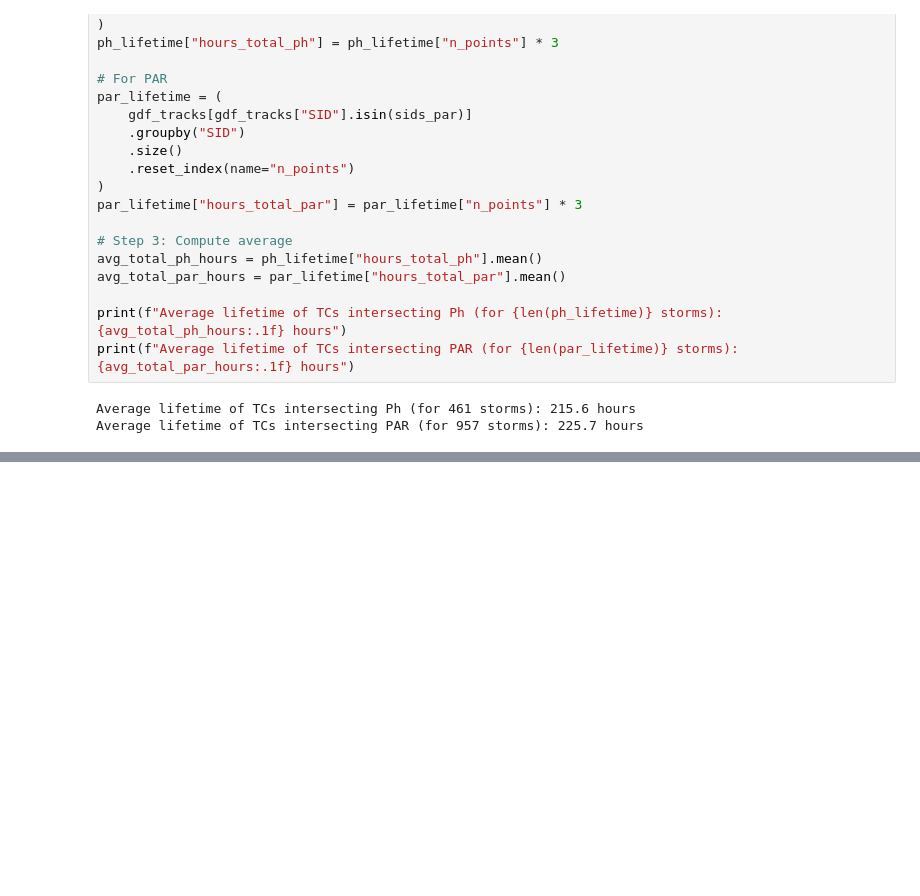
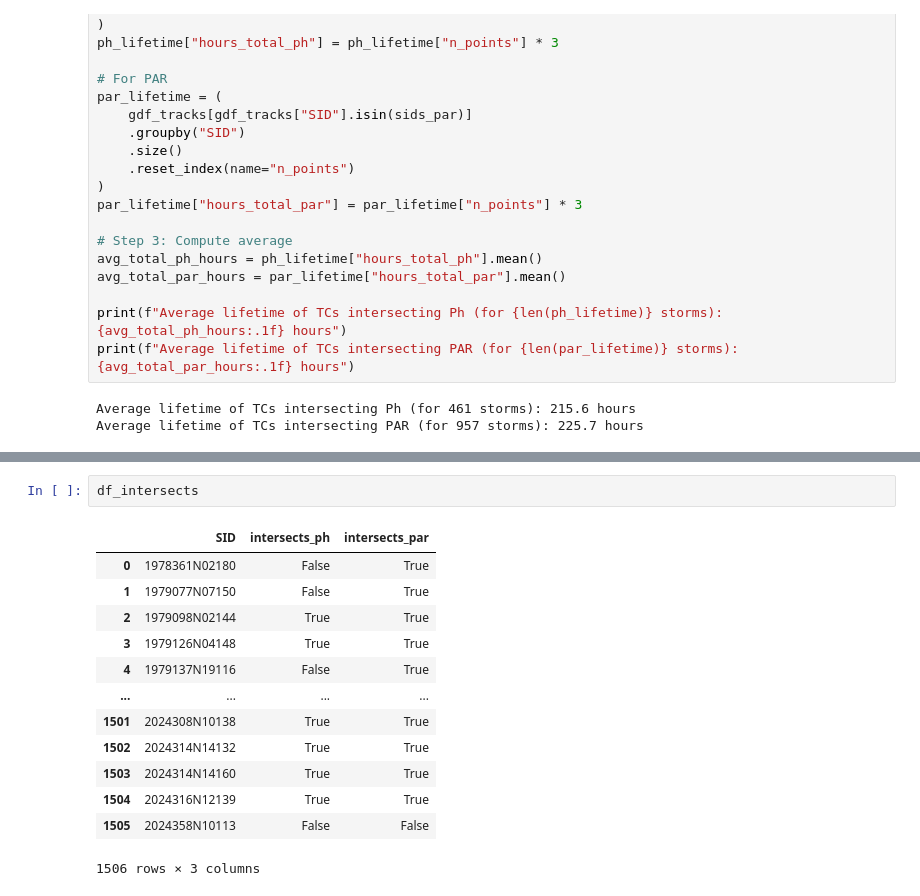
Before and after one commit to baracoma/tc-statistics, a Jupyter notebook: calculate-lifetime.ipynb, the cells around one changed output, grey strips where cells are left out. Cells and saved outputs as stored; diff of their text form; blank space fills up the shorter version.

```diff
--- a/calculate-lifetime.ipynb
+++ b/calculate-lifetime.ipynb
@@ -168,0 +185,16 @@ Average TC lifetime *inside PAR*: 85.4 hours (based on 946 storms)
+# %%
+df_intersects
+# %% [output]
+|  | SID | intersects_ph | intersects_par |
+| 0 | 1978361N02180 | False | True |
+| 1 | 1979077N07150 | False | True |
+| 2 | 1979098N02144 | True | True |
+| 3 | 1979126N04148 | True | True |
+| 4 | 1979137N19116 | False | True |
+| ... | ... | ... | ... |
+| 1501 | 2024308N10138 | True | True |
+| 1502 | 2024314N14132 | True | True |
+| 1503 | 2024314N14160 | True | True |
+| 1504 | 2024316N12139 | True | True |
+| 1505 | 2024358N10113 | False | False |
+1506 rows × 3 columns
```
Also changed, not shown: parts of 14 cells of this notebook.
